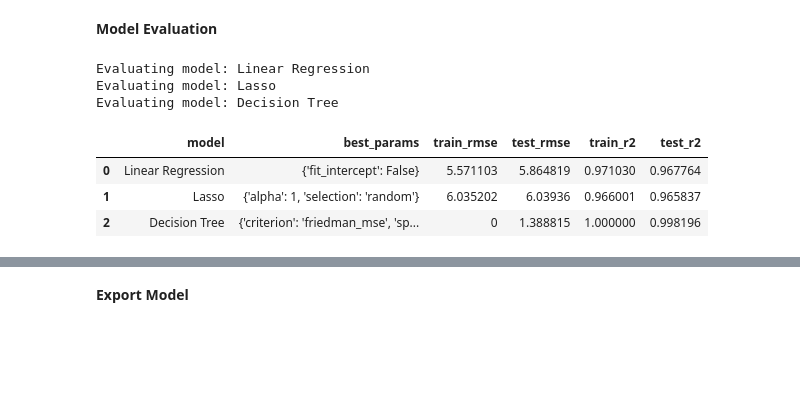
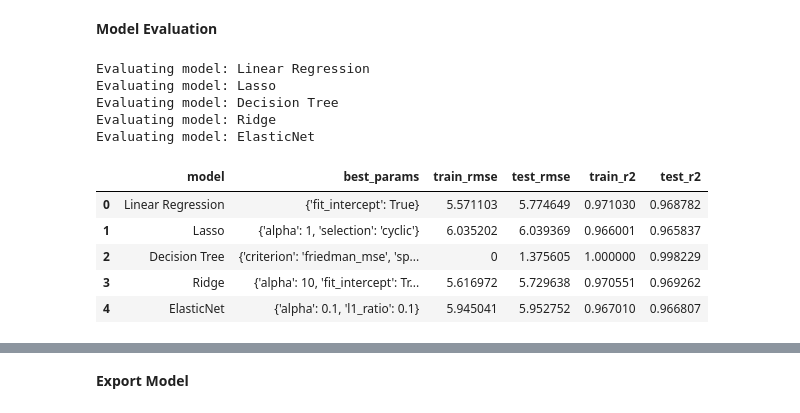
Before and after one commit to Yousef-koura/Bengaluru_House_pricing, a Jupyter notebook: model/model.ipynb, the cells around one changed output, grey strips where cells are left out. Drawn from its saved outputs; the diff is of its cells as text; code cells hidden in the pictures; blank space fills up the shorter version.

Commit message:
model update

```diff
--- a/model/model.ipynb
+++ b/model/model.ipynb
@@ -246,6 +257,6 @@ print(new_data[['total_sqft', 'total_sqft_cleaned']].head())
 3       1521              1521.0
 4       1200              1200.0
 # %%
-new_data = new_data.drop(["total_sqft"], axis=1)
-new_data.head()
+new_data2 = new_data2.drop(["total_sqft"], axis=1)
+new_data2.head()
 # %% [output]
@@ -261,6 +272,6 @@ new_data.head()
 
 I add a new column called "price_per_sqft" where i converted the currency and divided on "total_sqft_cleaned"
 # %%
-new_data["price_per_sqft"] = new_data["price"]*100000/new_data["total_sqft_cleaned"]
-new_data.head()
+new_data2["price_per_sqft"] = new_data2["price"]*100000/new_data2["total_sqft_cleaned"]
+new_data2.head()
 # %% [output]
@@ -347,12 +358,12 @@ def remove_outliers_IQR(df, column):
     return filtered_df
 
 # Apply the function to remove outliers from 'BHK', 'bath', and 'total_sqft_cleaned'
-new_data1 = remove_outliers_IQR(new_data, 'BHK')
-new_data1 = remove_outliers_IQR(new_data1, 'bath')
-new_data1 = remove_outliers_IQR(new_data1, 'total_sqft_cleaned')
-new_data1 = remove_outliers_IQR(new_data1, 'price_per_sqft')
+new_data3 = remove_outliers_IQR(new_data2, 'bedrooms')
+new_data3 = remove_outliers_IQR(new_data3, 'bath')
+new_data3 = remove_outliers_IQR(new_data3, 'total_sqft_cleaned')
+new_data3 = remove_outliers_IQR(new_data3, 'price_per_sqft')
 
 # Display the shape of the original and filtered data
-print(f"Original data size: {new_data.shape}")
-print(f"Data size after removing outliers: {new_data1.shape}")
+print(f"Original data size: {new_data2.shape}")
+print(f"Data size after removing outliers: {new_data3.shape}")
 # %% [output]
@@ -416,3 +424,6 @@ new_data1.describe()
 | 50% | 3.000000 | 2.000000 | 2.000000 | 60.775000 | 2.000000 | 1230.500000 | 5000.000000 |
 | 75% | 3.000000 | 3.000000 | 2.000000 | 85.000000 | 3.000000 | 1500.000000 | 6169.307779 |
 | max | 3.000000 | 4.000000 | 3.000000 | 225.000000 | 4.000000 | 2350.000000 | 10126.582278 |
+# %%
+# Rename a single column
+new_data3 = new_data3.rename(columns={'total_sqft_cleaned': 'total_sqft'})
@@ -420,15 +450,15 @@ new_data1.describe()
 **Model Evaluation**
 # %%
 from sklearn.model_selection import KFold, GridSearchCV
-from sklearn.linear_model import Lasso, LinearRegression
+from sklearn.linear_model import LinearRegression, Lasso, Ridge, ElasticNet
 from sklearn.tree import DecisionTreeRegressor
 from sklearn.metrics import mean_squared_error, r2_score
 import pandas as pd
 import numpy as np
 
 # Prepare the features and labels
-x = new_data1.drop(['price'], axis=1)  # Features
-y = new_data1['price']  # Target labels
+x = new_data3.drop(['price'], axis=1)  # Features
+y = new_data3['price']  # Target labels
 
 def evaluate_models(x, y):
     # Define models and their parameter grids
@@ -451,6 +481,21 @@ def evaluate_models(x, y):
             'params': {
                 'criterion': ['friedman_mse', 'squared_error'],
                 'splitter': ['best', 'random']
+            }
+        },
+        'Ridge': {
+            'model': Ridge(),
+            'params': {
+                'alpha': [0.1, 1, 10],
+                'fit_intercept': [True, False],
+                'solver': ['auto', 'svd', 'cholesky', 'lsqr', 'sparse_cg']
+            }
+        },
+        'ElasticNet': {
+            'model': ElasticNet(),
+            'params': {
+                'alpha': [0.1, 1, 10],
+                'l1_ratio': [0.1, 0.5, 0.9],
             }
         }
     }
@@ -512,33 +557,37 @@ def evaluate_models(x, y):
         avg_train_rmse = np.mean(train_rmse_list)
         avg_test_rmse = np.mean(test_rmse_list)
         avg_train_r2 = np.mean(train_r2_list)
         avg_test_r2 = np.mean(test_r2_list)
 
         # Append results to list
         results.append({
             'model': algo_name,
             'best_params': best_params,
             'train_rmse': np.format_float_positional(avg_train_rmse, precision=6, trim='-'),
             'test_rmse': np.format_float_positional(avg_test_rmse, precision=6, trim='-'),
             'train_r2': avg_train_r2,
             'test_r2': avg_test_r2,
         })
 
     # Convert the results into a DataFrame
     results_df = pd.DataFrame(results, columns=['model', 'best_params', 'train_rmse', 'test_rmse', 'train_r2', 'test_r2'])
 
     return results_df, best_linear_model  # Return the results DataFrame and the best Linear Regression model
 
 # Call the function and generate the DataFrame and the best Linear Regression model
 results_df, best_linear_model = evaluate_models(x, y)
 
 # Now you can use best_linear_model for predictions
 results_df
 # %% [output]
 Evaluating model: Linear Regression
 Evaluating model: Lasso
 Evaluating model: Decision Tree
+Evaluating model: Ridge
+Evaluating model: ElasticNet
 |  | model | best_params | train_rmse | test_rmse | train_r2 | test_r2 |
-| 0 | Linear Regression | {'fit_intercept': False} | 5.571103 | 5.864819 | 0.971030 | 0.967764 |
-| 1 | Lasso | {'alpha': 1, 'selection': 'random'} | 6.035202 | 6.03936 | 0.966001 | 0.965837 |
-| 2 | Decision Tree | {'criterion': 'friedman_mse', 'sp... | 0 | 1.388815 | 1.000000 | 0.998196 |
+| 0 | Linear Regression | {'fit_intercept': True} | 5.571103 | 5.774649 | 0.971030 | 0.968782 |
+| 1 | Lasso | {'alpha': 1, 'selection': 'cyclic'} | 6.035202 | 6.039369 | 0.966001 | 0.965837 |
+| 2 | Decision Tree | {'criterion': 'friedman_mse', 'sp... | 0 | 1.375605 | 1.000000 | 0.998229 |
+| 3 | Ridge | {'alpha': 10, 'fit_intercept': Tr... | 5.616972 | 5.729638 | 0.970551 | 0.969262 |
+| 4 | ElasticNet | {'alpha': 0.1, 'l1_ratio': 0.1} | 5.945041 | 5.952752 | 0.967010 | 0.966807 |
```
Also changed, not shown: parts of 23 cells of this notebook.
